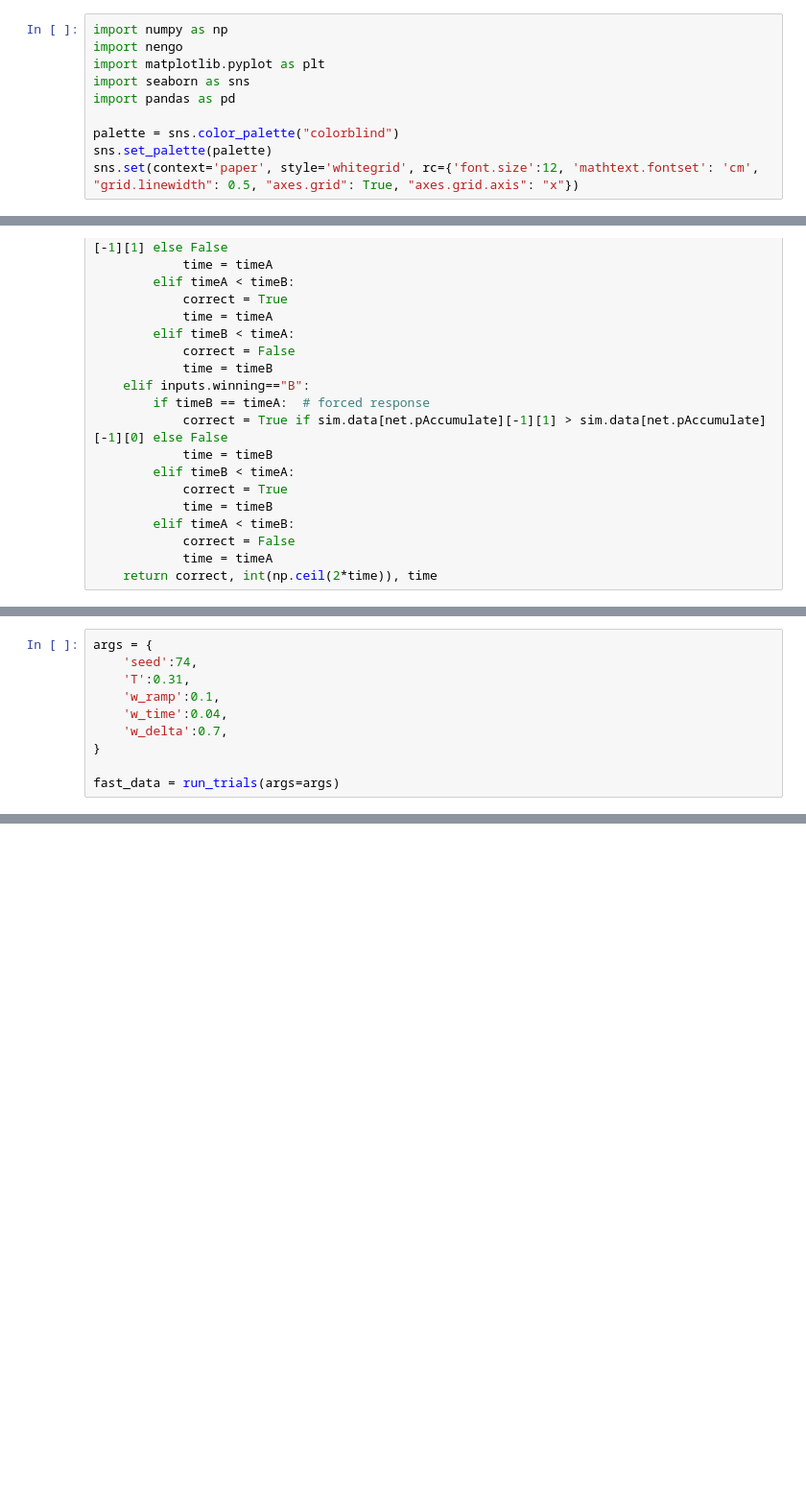
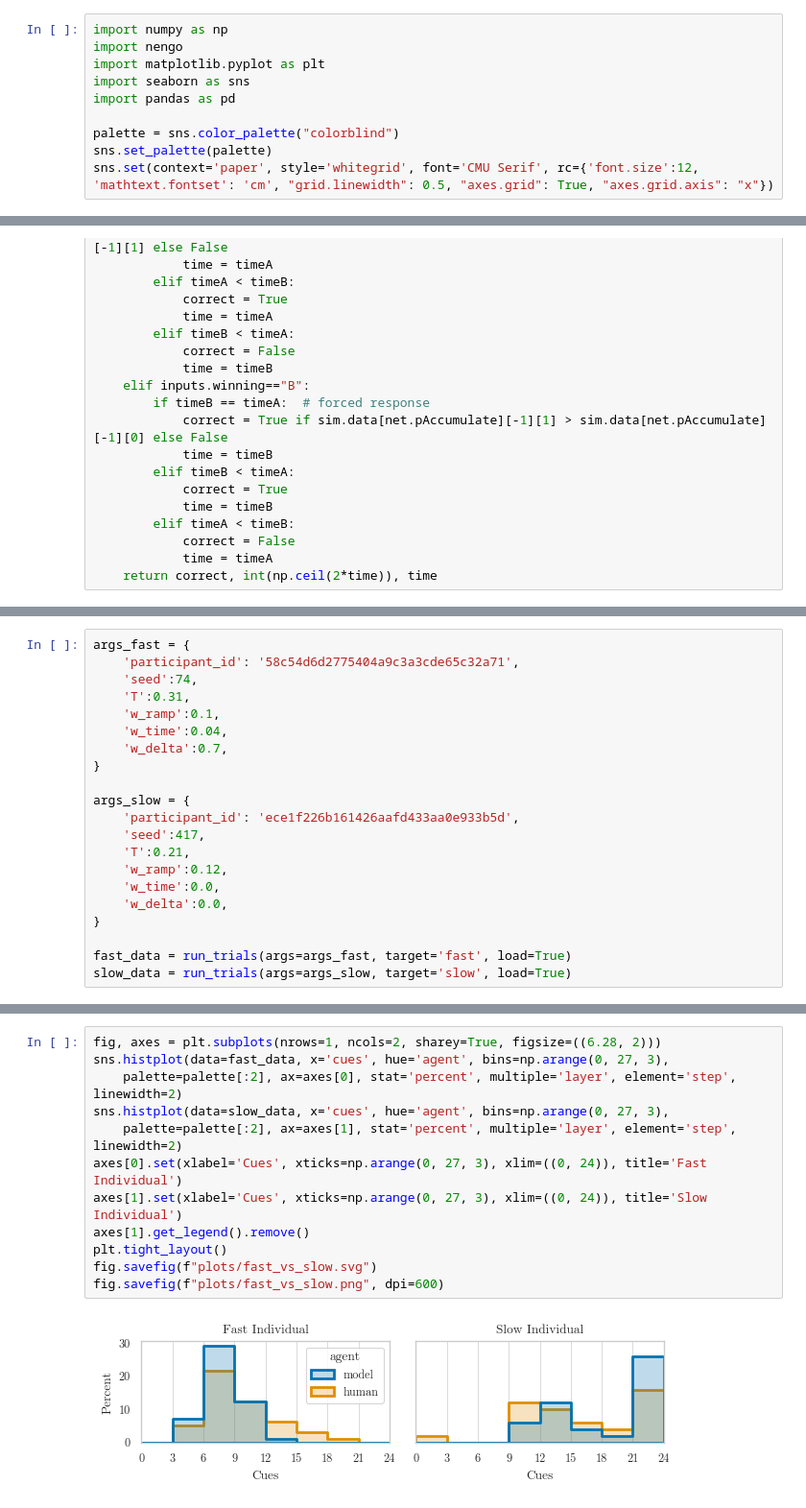
Before and after one commit to psipeter/value-accumulation, a Jupyter notebook: analysis.ipynb, the cells around one changed output, grey strips where cells are left out. Shown at 96% size. Cells and saved outputs as stored; diff of their text form; blank space fills up the shorter version.

Commit message:
improved plotting

```diff
--- a/analysis.ipynb
+++ b/analysis.ipynb
@@ -7,4 +7,4 @@ import pandas as pd
 
 palette = sns.color_palette("colorblind")
 sns.set_palette(palette)
-sns.set(context='paper', style='whitegrid', rc={'font.size':12, 'mathtext.fontset': 'cm', "grid.linewidth": 0.5, "axes.grid": True, "axes.grid.axis": "x"})
+sns.set(context='paper', style='whitegrid', font='CMU Serif', rc={'font.size':12, 'mathtext.fontset': 'cm', "grid.linewidth": 0.5, "axes.grid": True, "axes.grid.axis": "x"})
@@ -200,6 +202,7 @@ def run_trials(args, target='fast'):
     return data
 # %%
-args = {
+args_fast = {
+    'participant_id': '58c54d6d2775404a9c3a3cde65c32a71',
     'seed':74,
     'T':0.31,
     'w_ramp':0.1,
@@ -207,4 +210,14 @@ args = {
     'w_delta':0.7,
 }
 
-fast_data = run_trials(args=args)
+args_slow = {
+    'participant_id': 'ece1f226b161426aafd433aa0e933b5d',
+    'seed':417,
+    'T':0.21,
+    'w_ramp':0.12,
+    'w_time':0.0,
+    'w_delta':0.0,
+}
+
+fast_data = run_trials(args=args_fast, target='fast', load=True)
+slow_data = run_trials(args=args_slow, target='slow', load=True)
@@ -268,0 +224,14 @@ plt.tight_layout()
+# %%
+fig, axes = plt.subplots(nrows=1, ncols=2, sharey=True, figsize=((6.28, 2)))
+sns.histplot(data=fast_data, x='cues', hue='agent', bins=np.arange(0, 27, 3),
+    palette=palette[:2], ax=axes[0], stat='percent', multiple='layer', element='step', linewidth=2)
+sns.histplot(data=slow_data, x='cues', hue='agent', bins=np.arange(0, 27, 3),
+    palette=palette[:2], ax=axes[1], stat='percent', multiple='layer', element='step', linewidth=2)
+axes[0].set(xlabel='Cues', xticks=np.arange(0, 27, 3), xlim=((0, 24)), title='Fast Individual')
+axes[1].set(xlabel='Cues', xticks=np.arange(0, 27, 3), xlim=((0, 24)), title='Slow Individual')
+axes[1].get_legend().remove()
+plt.tight_layout()
+fig.savefig(f"plots/fast_vs_slow.svg")
+fig.savefig(f"plots/fast_vs_slow.png", dpi=600)
+# %% [output]
+[figure, added]
```
Also changed, not shown: parts of 13 cells of this notebook.
